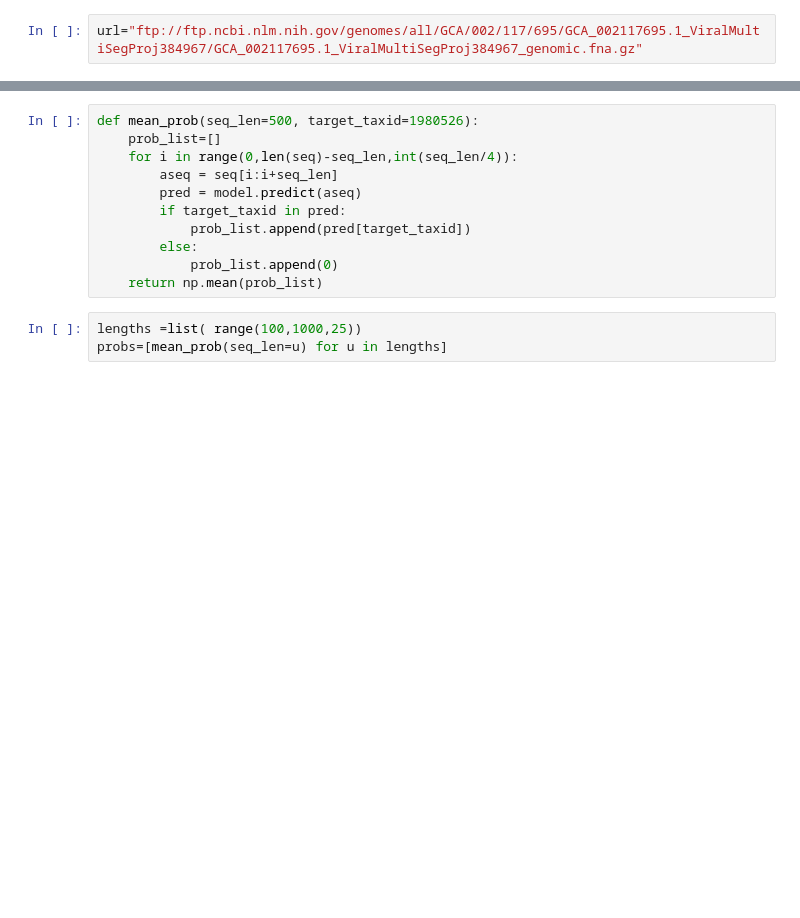
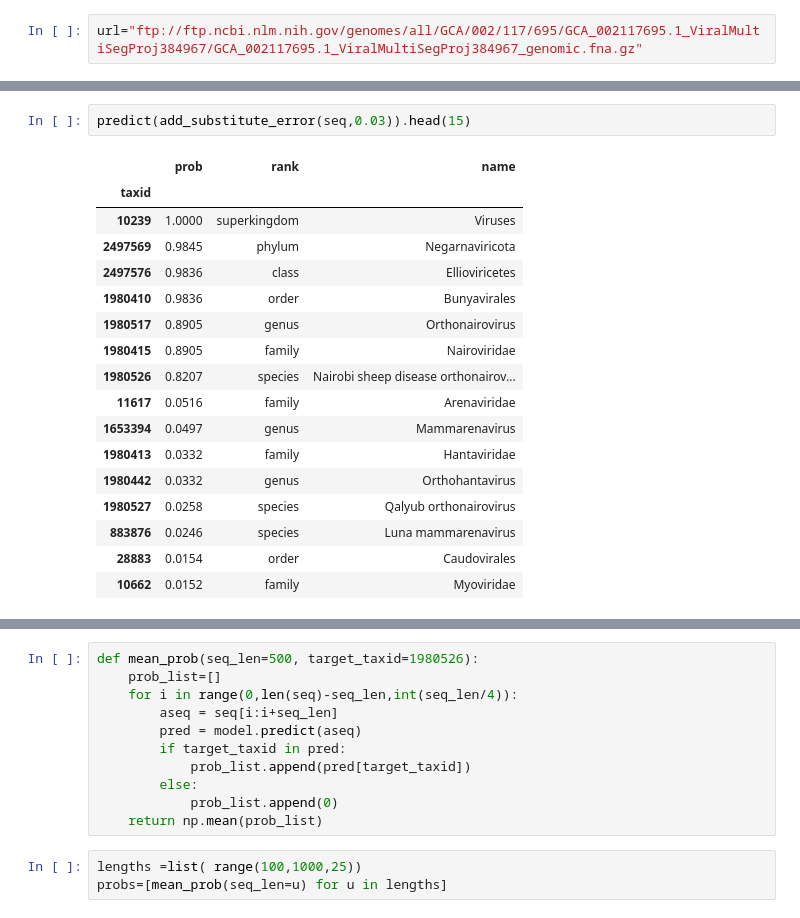
Before and after one commit to Lizhen0909/PyLSHvec, a Jupyter notebook: notebook/example_use_virus_classfication_model.ipynb, the cells around one changed output, grey strips where cells are left out. Cells and saved outputs as stored; diff of their text form; blank space fills up the shorter version.

```diff
--- a/notebook/example_use_virus_classfication_model.ipynb
+++ b/notebook/example_use_virus_classfication_model.ipynb
@@ -104,0 +136,20 @@ len(seq)
+# %%
+predict(add_substitute_error(seq,0.03)).head(15)
+# %% [output]
+|  | prob | rank | name |
+| taxid |  |  |  |
+| 10239 | 1.0000 | superkingdom | Viruses |
+| 2497569 | 0.9845 | phylum | Negarnaviricota |
+| 2497576 | 0.9836 | class | Ellioviricetes |
+| 1980410 | 0.9836 | order | Bunyavirales |
+| 1980517 | 0.8905 | genus | Orthonairovirus |
+| 1980415 | 0.8905 | family | Nairoviridae |
+| 1980526 | 0.8207 | species | Nairobi sheep disease orthonairov... |
+| 11617 | 0.0516 | family | Arenaviridae |
+| 1653394 | 0.0497 | genus | Mammarenavirus |
+| 1980413 | 0.0332 | family | Hantaviridae |
+| 1980442 | 0.0332 | genus | Orthohantavirus |
+| 1980527 | 0.0258 | species | Qalyub orthonairovirus |
+| 883876 | 0.0246 | species | Luna mammarenavirus |
+| 28883 | 0.0154 | order | Caudovirales |
+| 10662 | 0.0152 | family | Myoviridae |
```
Also changed, not shown: parts of 32 cells of this notebook, 2 other files.
